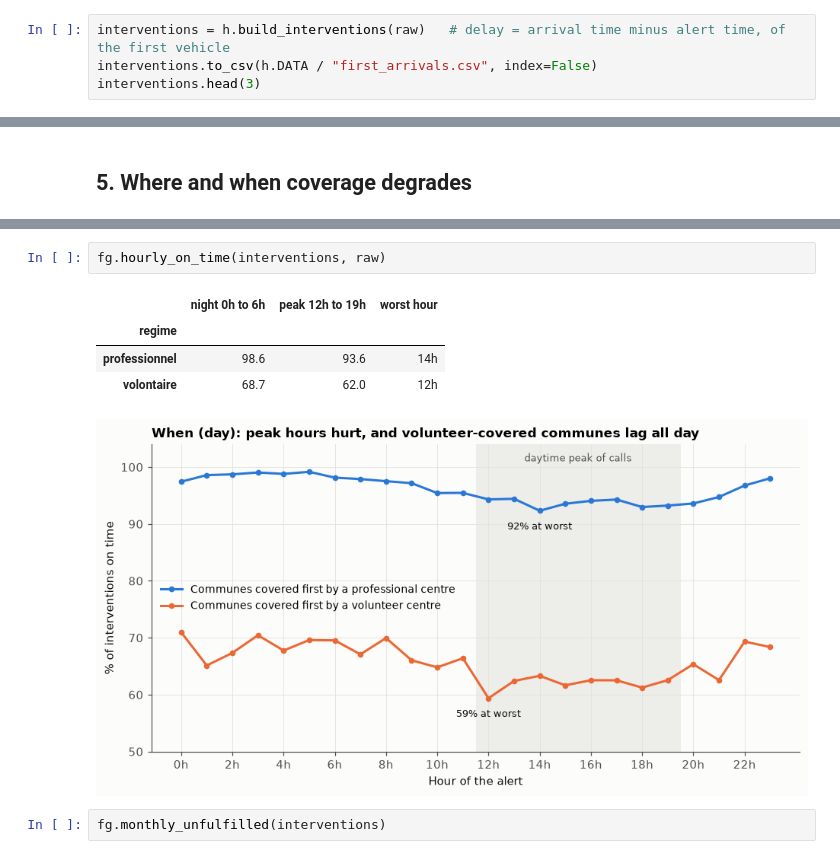
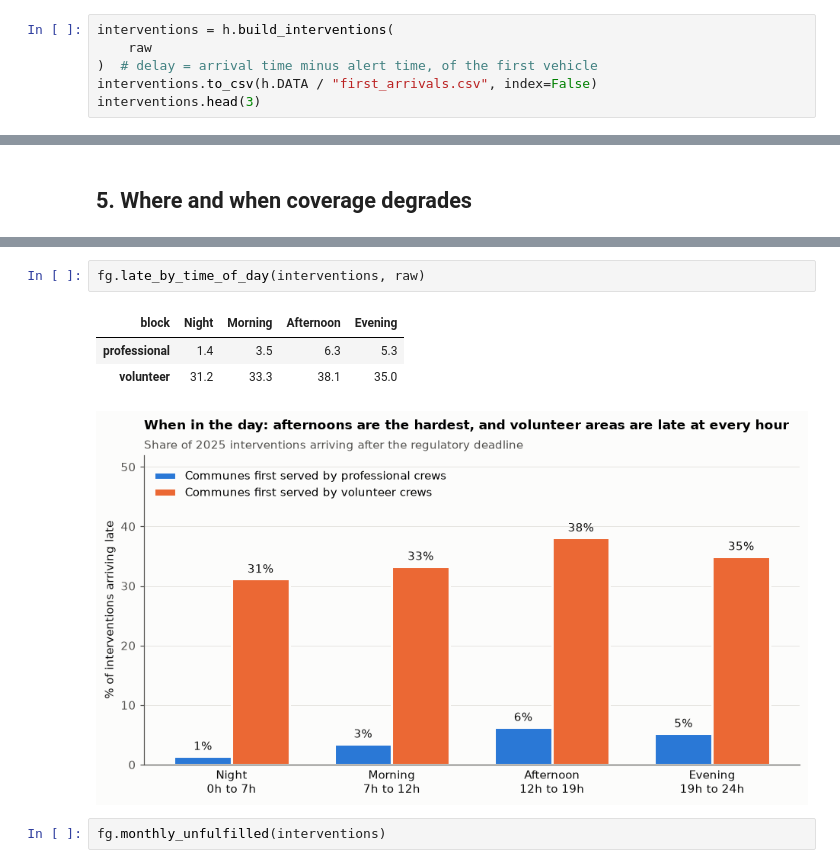
Before and after one commit to SafiUllahAdam/optimops-eval, a Jupyter notebook: analysis/task1_baseline.ipynb, the cells around one changed output, grey strips where cells are left out. Drawn from its saved outputs; the diff is of its cells as text.

Commit message:
Task 1: simpler officer-friendly figures

```diff
--- a/analysis/task1_baseline.ipynb
+++ b/analysis/task1_baseline.ipynb
@@ -90,7 +116,9 @@ raw["seuils_reglementaires"].pivot(index="zone_sdacr", columns="raison", values=
 # %% [markdown]
 ## 2. One row per intervention
 # %%
-interventions = h.build_interventions(raw)   # delay = arrival time minus alert time, of the first vehicle
+interventions = h.build_interventions(
+    raw
+)  # delay = arrival time minus alert time, of the first vehicle
 interventions.to_csv(h.DATA / "first_arrivals.csv", index=False)
 interventions.head(3)
 # %% [output]
@@ -144,11 +173,10 @@ fg.map_late_share(interventions, raw)   # the four worst communes
 # %%
-fg.hourly_on_time(interventions, raw)
+fg.late_by_time_of_day(interventions, raw)
 # %% [output]
-|  | night 0h to 6h | peak 12h to 19h | worst hour |
-| regime |  |  |  |
-| professionnel | 98.6 | 93.6 | 14h |
-| volontaire | 68.7 | 62.0 | 12h |
+| block | Night | Morning | Afternoon | Evening |
+| professional | 1.4 | 3.5 | 6.3 | 5.3 |
+| volunteer | 31.2 | 33.3 | 38.1 | 35.0 |
-[figure, old version]
+[figure, new version]
 # %%
 fg.monthly_unfulfilled(interventions)
 # %% [output]
```
Also changed, not shown: parts of 8 cells of this notebook, 4 other files.
